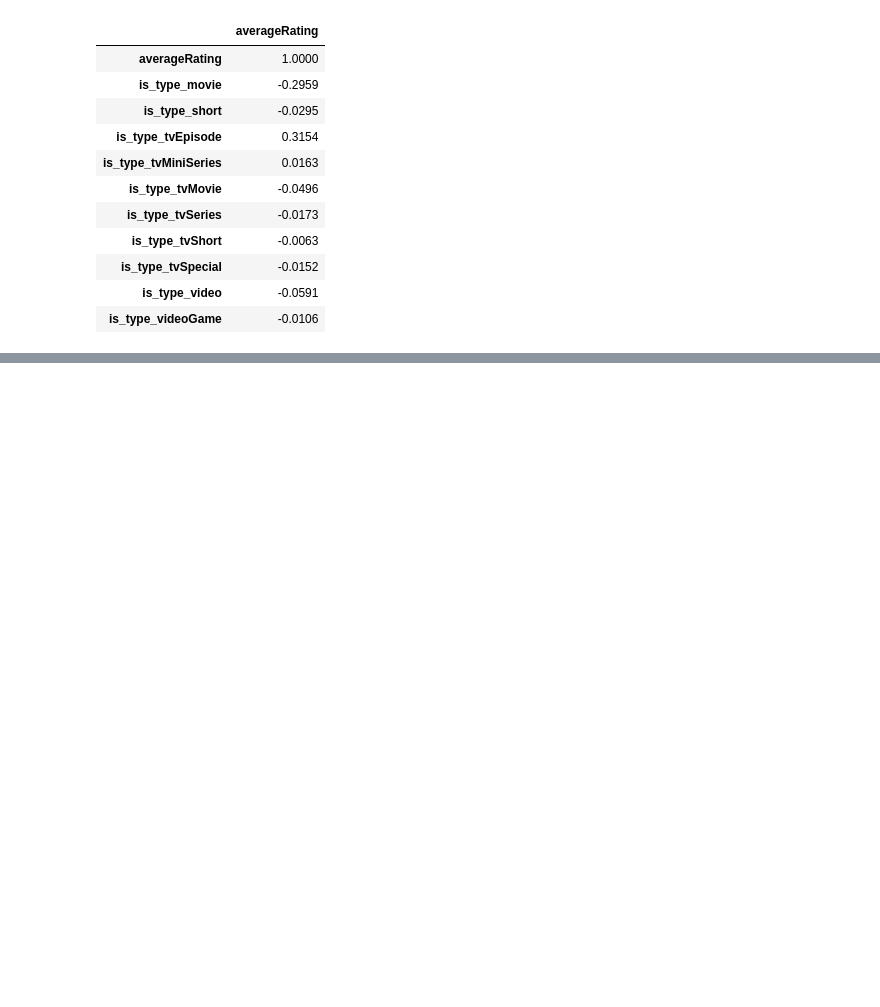
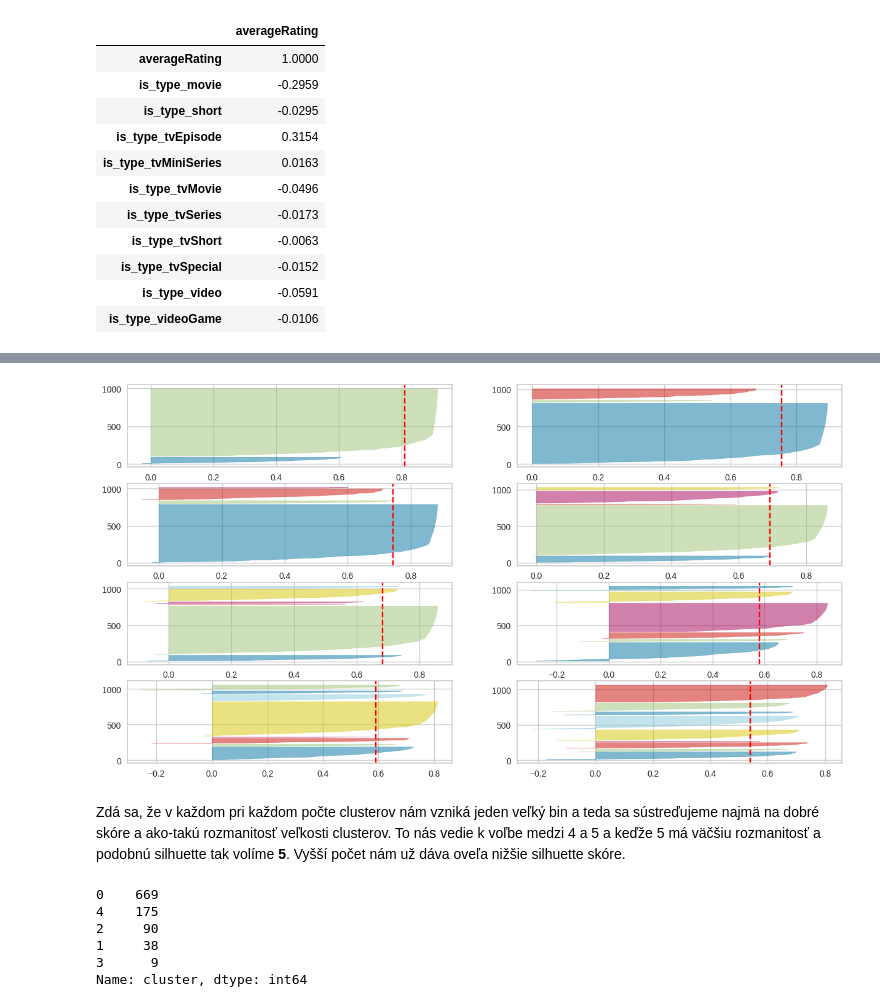
Before and after one commit to AdrianPauer/PRIDAV, a Jupyter notebook: PauerVersion.ipynb, the cells around one changed output, grey strips where cells are left out. Saved outputs shown, nothing was run; the diff lists cells and outputs as text; code cells hidden in the pictures; blank space fills up the shorter version.

```diff
--- a/PauerVersion.ipynb
+++ b/PauerVersion.ipynb
@@ -414,0 +627,23 @@ Selected Correlation Columns:
+# %%
+from sklearn.cluster import KMeans
+from sklearn.cluster import MiniBatchKMeans
+from yellowbrick.cluster import SilhouetteVisualizer
+
+fig, ax = plt.subplots(4, 2, figsize=(15,8))
+for i in range(2,10):
+    '''
+    Create KMeans instance for different number of clusters
+    '''
+    km = MiniBatchKMeans(n_clusters=i, init='k-means++',max_iter=500,n_init=1000,init_size=1000,batch_size=1000,
+                  verbose=False)
+    q, mod = divmod(i, 2)
+    '''
+    Create SilhouetteVisualizer instance with KMeans instance
+    Fit the visualizer
+    '''
+    visualizer = SilhouetteVisualizer(km, colors='yellowbrick', ax=ax[q-1][mod])
+    visualizer.fit(Xpca)
+# %% [output]
+[figure, added]
+# %% [markdown]
+Zdá sa, že v každom pri každom počte clusterov nám vzniká jeden veľký bin a teda sa sústreďujeme najmä na dobré skóre a ako-takú rozmanitosť veľkosti clusterov. To nás vedie k voľbe medzi 4 a 5 a keďže 5 má väčšiu rozmanitosť a podobnú silhuette tak volíme **5**. Vyšší počet nám už dáva oveľa nižšie silhuette skóre.
@@ -414,0 +662,14 @@ Selected Correlation Columns:
+# %%
+
+films_kmeans = { 'title': list(df_new['tconst']), 'rank': np.arange(0,len(df_new),1),'cluster': kmeanlabels}
+
+frame_kmeans = pd.DataFrame(films_kmeans, index = [kmeanlabels] , columns = ['rank', 'title', 'cluster'])
+
+frame_kmeans['cluster'].value_counts() #number of films per cluster (clusters from 0 to 4)
+# %% [output]
+0    669
+4    175
+2     90
+1     38
+3      9
+Name: cluster, dtype: int64
```
Also changed, not shown: parts of 40 cells of this notebook.
